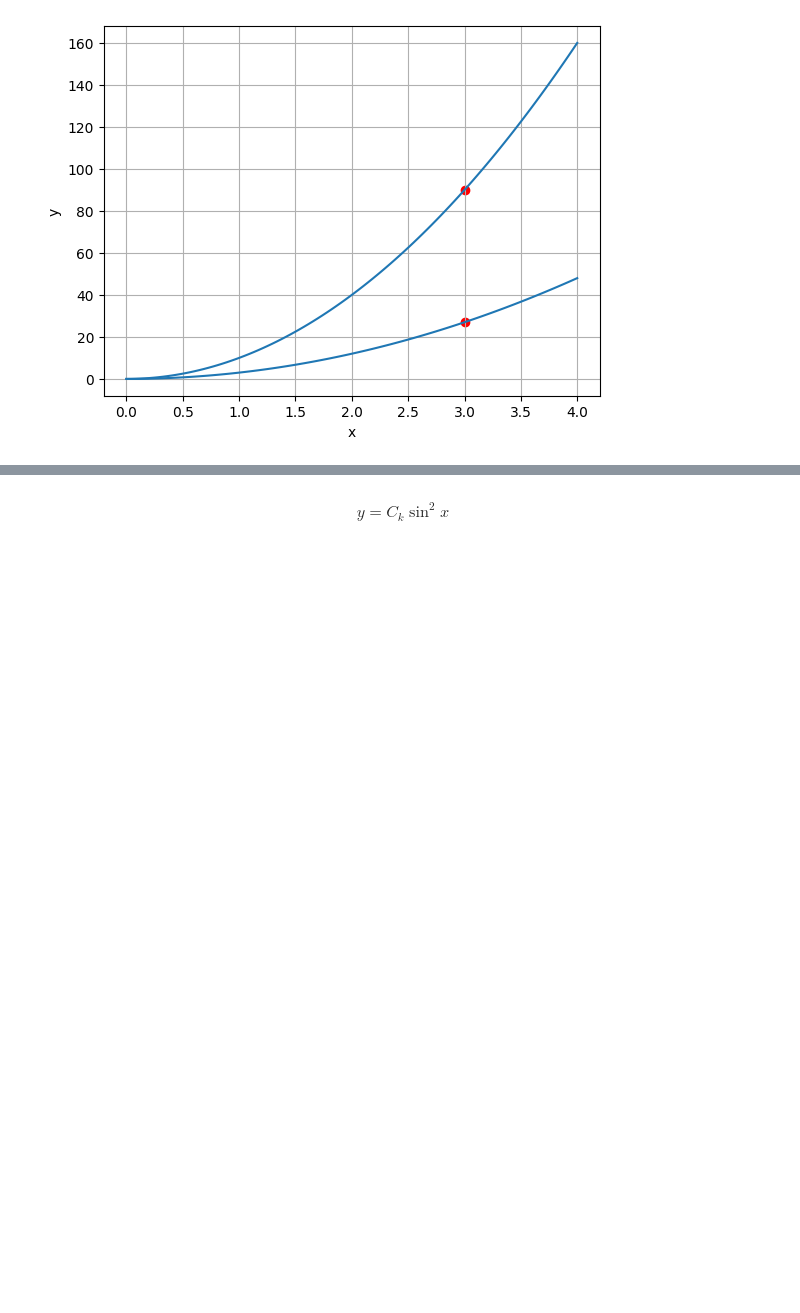
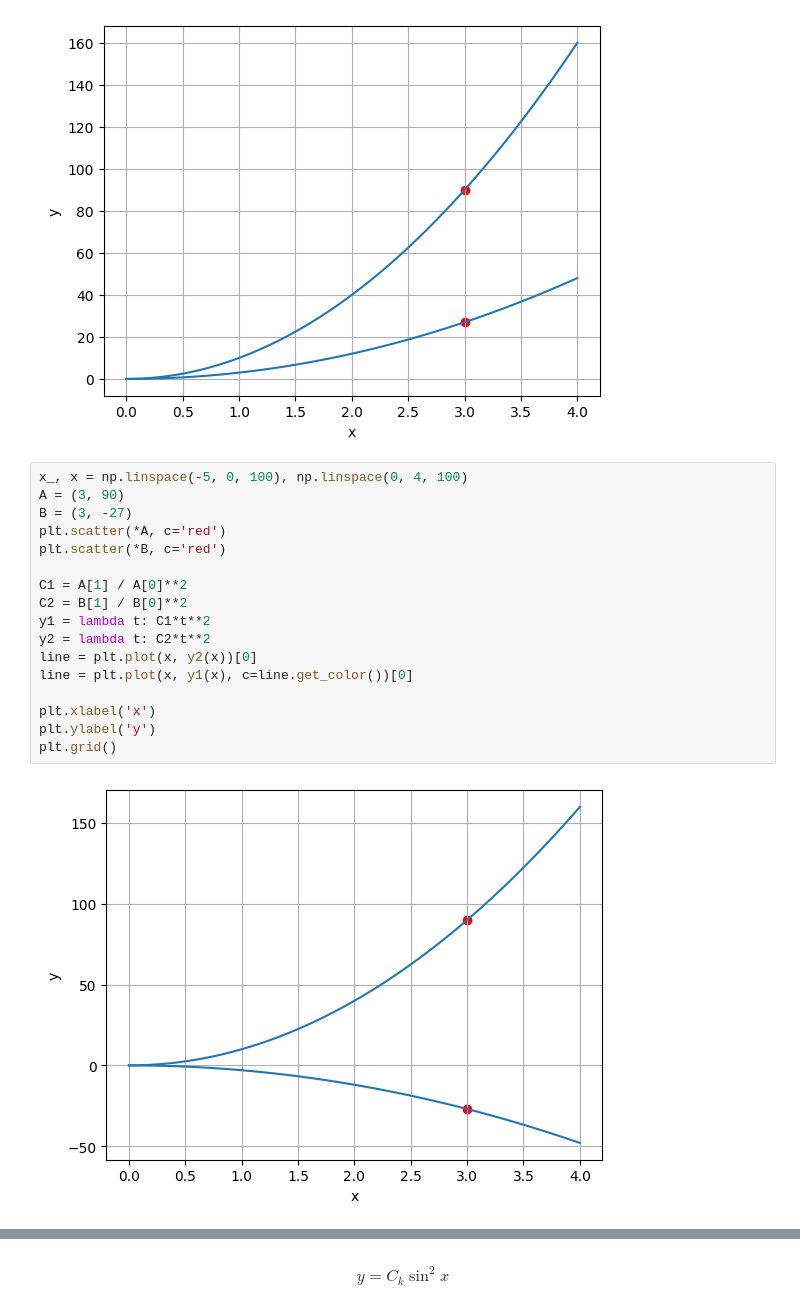
Before and after one commit to hosboglot/diplom, a Jupyter notebook: showcase.ipynb, the cells around one changed output, grey strips where cells are left out. Cells and saved outputs as stored; diff of their text form; blank space fills up the shorter version.

Commit message:
added graph in showcase

```diff
--- a/showcase.ipynb
+++ b/showcase.ipynb
@@ -158,3 +158,22 @@ plt.ylabel('y')
 plt.grid()
 # %% [output]
 [figure]
+# %%
+x_, x = np.linspace(-5, 0, 100), np.linspace(0, 4, 100)
+A = (3, 90)
+B = (3, -27)
+plt.scatter(*A, c='red')
+plt.scatter(*B, c='red')
+
+C1 = A[1] / A[0]**2
+C2 = B[1] / B[0]**2
+y1 = lambda t: C1*t**2
+y2 = lambda t: C2*t**2
+line = plt.plot(x, y2(x))[0]
+line = plt.plot(x, y1(x), c=line.get_color())[0]
+
+plt.xlabel('x')
+plt.ylabel('y')
+plt.grid()
+# %% [output]
+[figure, added]
```
Also changed, not shown: parts of 1 cell of this notebook.
